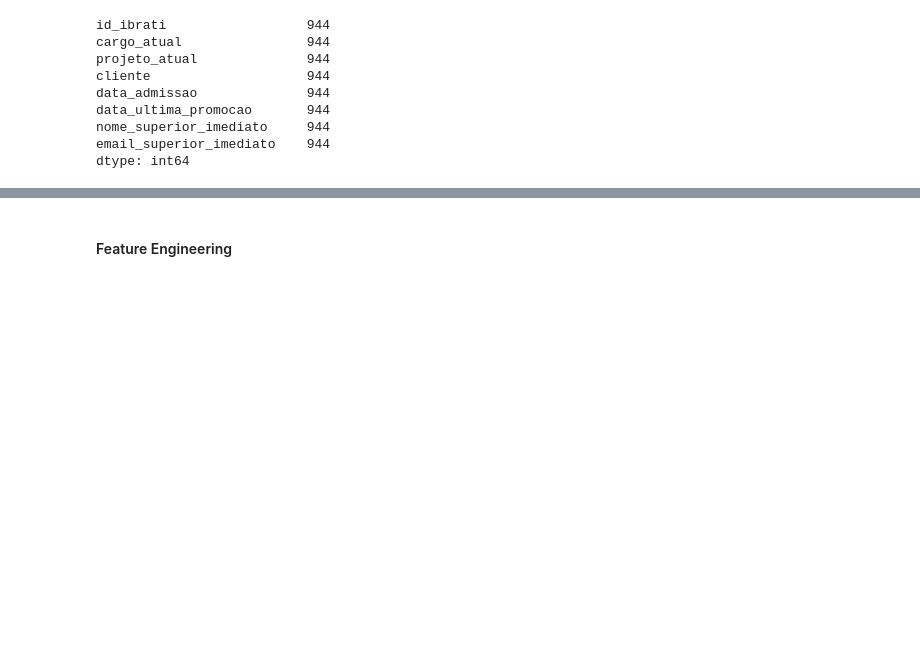
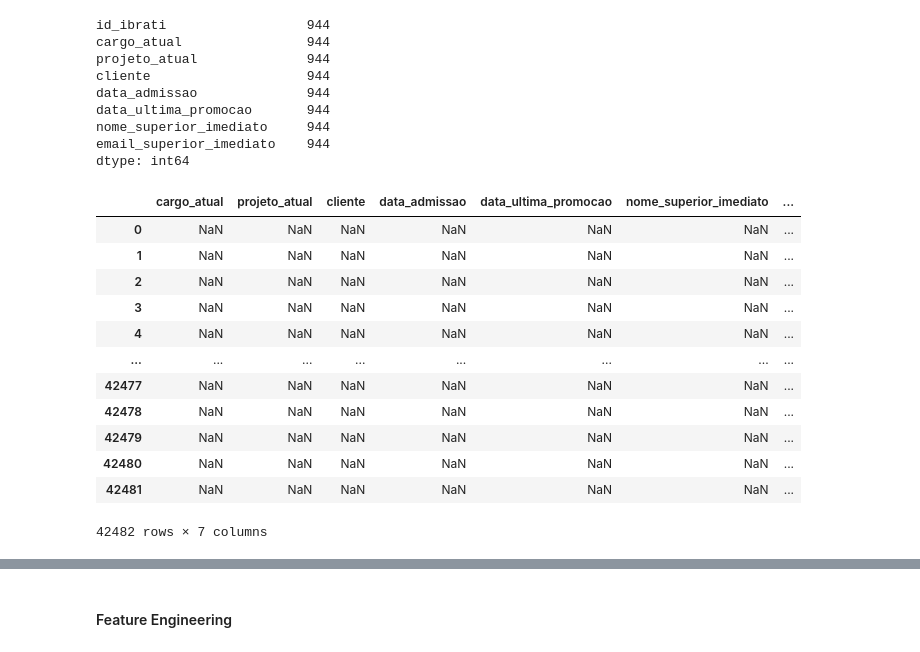
Before and after one commit to douglasVitoriano/pos-tech-fiap-datathon, a Jupyter notebook: datathon.ipynb, the cells around one changed output, grey strips where cells are left out. Cells and saved outputs as stored; diff of their text form; code cells hidden in the pictures; blank space fills up the shorter version.

```diff
--- a/datathon.ipynb
+++ b/datathon.ipynb
@@ -835,6 +842,23 @@ data_ultima_promocao       944
 nome_superior_imediato     944
 email_superior_imediato    944
 dtype: int64
+# %%
+cargo_atual_normalizado = cargo_atual_normalizado.drop(columns=['id_ibrati'])
+cargo_atual_normalizado
+# %% [output]
+|  | cargo_atual | projeto_atual | cliente | data_admissao | data_ultima_promocao | nome_superior_imediato | ... |
+| 0 | NaN | NaN | NaN | NaN | NaN | NaN | ... |
+| 1 | NaN | NaN | NaN | NaN | NaN | NaN | ... |
+| 2 | NaN | NaN | NaN | NaN | NaN | NaN | ... |
+| 3 | NaN | NaN | NaN | NaN | NaN | NaN | ... |
+| 4 | NaN | NaN | NaN | NaN | NaN | NaN | ... |
+| ... | ... | ... | ... | ... | ... | ... | ... |
+| 42477 | NaN | NaN | NaN | NaN | NaN | NaN | ... |
+| 42478 | NaN | NaN | NaN | NaN | NaN | NaN | ... |
+| 42479 | NaN | NaN | NaN | NaN | NaN | NaN | ... |
+| 42480 | NaN | NaN | NaN | NaN | NaN | NaN | ... |
+| 42481 | NaN | NaN | NaN | NaN | NaN | NaN | ... |
+42482 rows × 7 columns
 # %%
 #Removendo colunas desnecessarias
 cargo_atual_normalizado = cargo_atual_normalizado.drop(columns=['email_superior_imediato', 'nome_superior_imediato'])
```
Also changed, not shown: parts of 17 cells of this notebook, 1 other file.
